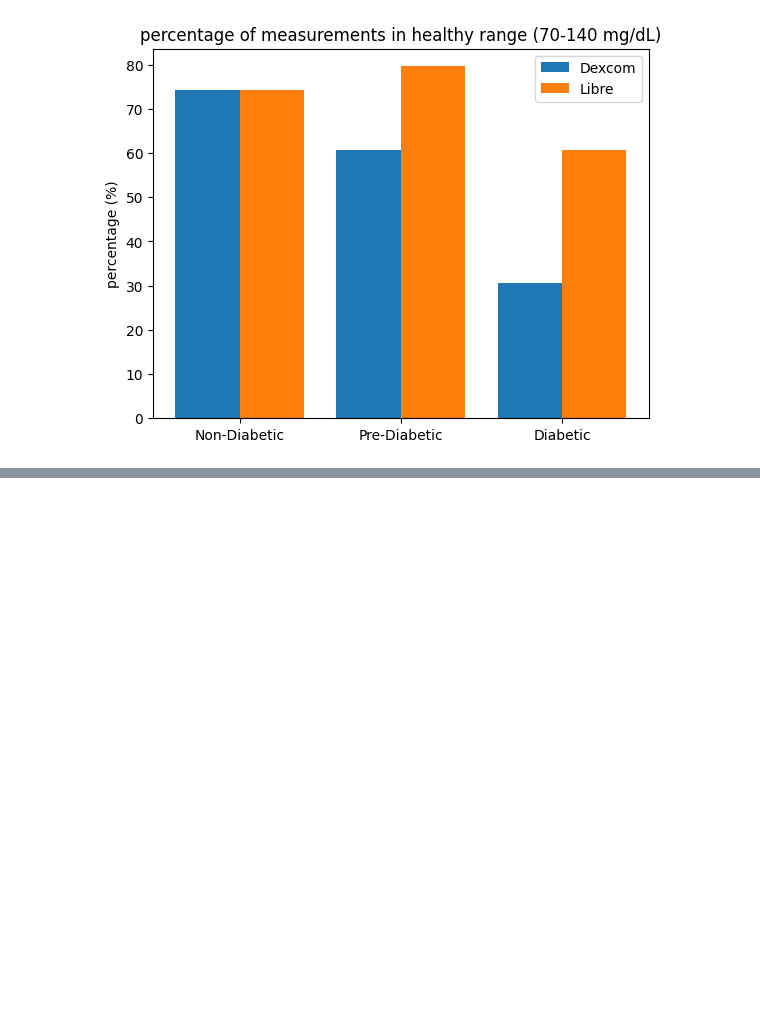
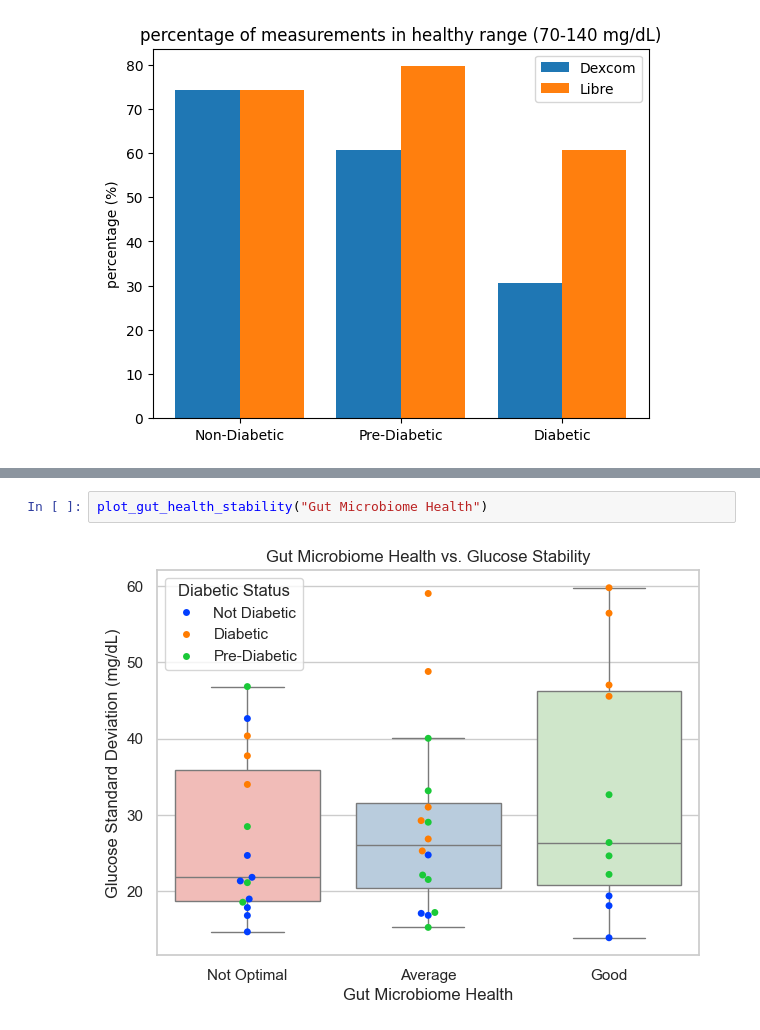
Before and after one commit to schowbey/m228-final-project, a Jupyter notebook: eda-exw.ipynb, the cells around one changed output, grey strips where cells are left out. Drawn from its saved outputs; the diff is of its cells as text; blank space fills up the shorter version.

```diff
--- a/eda-exw.ipynb
+++ b/eda-exw.ipynb
@@ -347,0 +409,4 @@ plt.show()
+# %%
+plot_gut_health_stability("Gut Microbiome Health")
+# %% [output]
+[figure, added]
```
Also changed, not shown: parts of 9 cells of this notebook, 1 other file.
